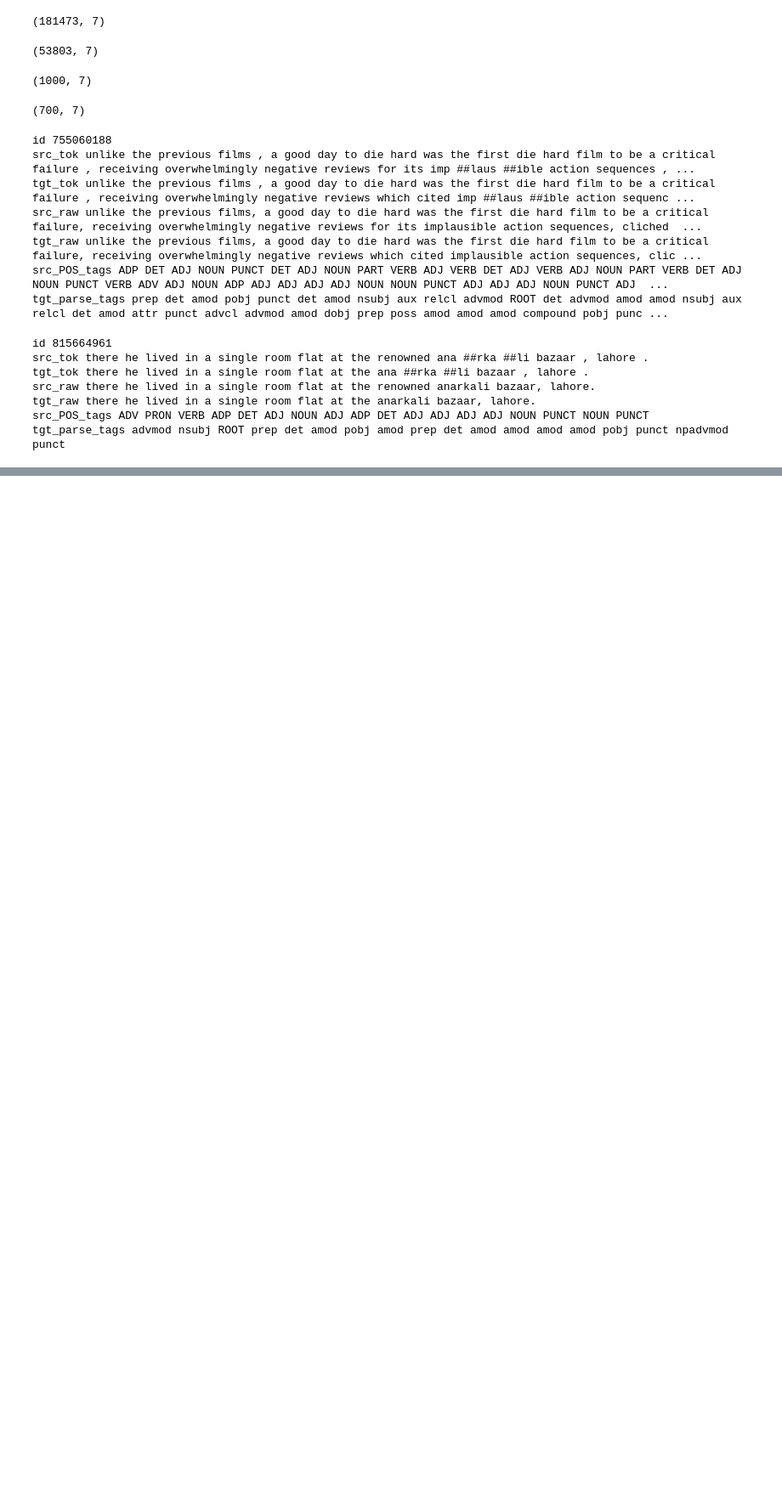
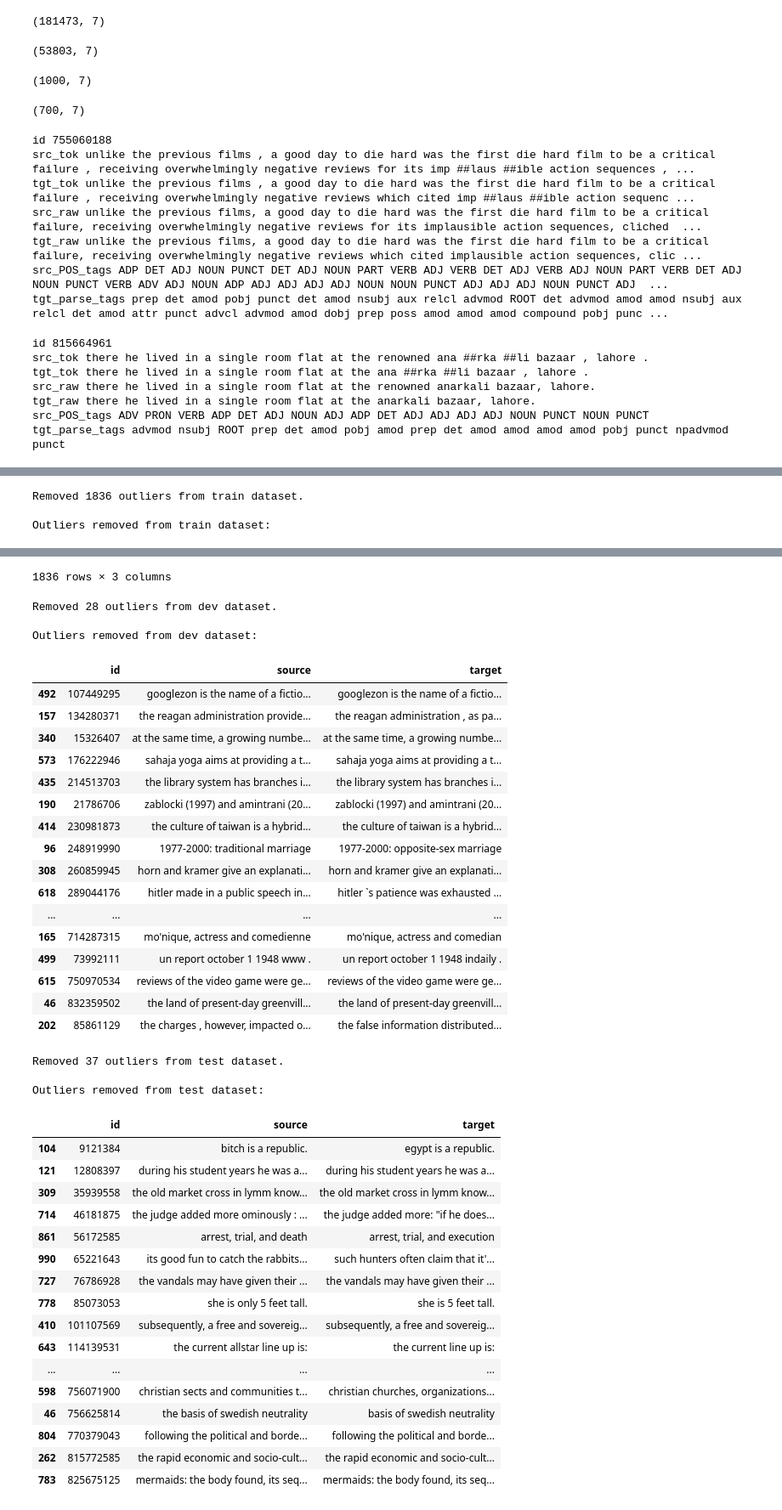
Before and after one commit to RU-Insane/Debiasing-Text-With-Style-Transfer, a Jupyter notebook: notebooks/data_preprocessing.ipynb, the cells around one changed output, grey strips where cells are left out. Shown: that part at 85% size. Saved outputs shown, nothing was run; the diff lists cells and outputs as text; code cells hidden in the pictures; blank space fills up the shorter version.

```diff
--- a/notebooks/data_preprocessing.ipynb
+++ b/notebooks/data_preprocessing.ipynb
@@ -145,11 +154,3 @@ tgt_parse_tags det nsubjpass prep det nummod amod pobj auxpass dep ROOT prep amo
 # %%
-data_folder = '../../data/'
-dataset_dict = preprocess_data(data_folder)
+# Load the data
+dataset_dict = load_data_to_dataset(data_folder)
-# %%
-# Checking classification dataset
-for split in dataset_dict:
-    print(f"{split} dataset:")
-    print(dataset_dict[split])
-    print("Sample rows:")
-    for i in range(3):
-        print(dataset_dict[split][i])
@@ -173,0 +178,10 @@ Sample rows:
+# %%
+# Remove duplicates
+for split in dataset_dict:
+    initial_length = len(dataset_dict[split])
+    dataset_dict[split], duplicates = remove_duplicates(dataset_dict[split])
+    final_length = len(dataset_dict[split])
+    print(f"\nRemoved {initial_length - final_length} duplicates from {split} dataset.")
+    if not duplicates.empty:
+        print(f"\nDuplicates removed from {split} dataset:")
+        display(duplicates[['id', 'source', 'target']].sort_values(by='id'))
@@ -173,0 +229,15 @@ Sample rows:
+# %%
+# Remove outliers
+for split in dataset_dict:
+    initial_length = len(dataset_dict[split])
+    new_dataset, outliers = remove_outliers(dataset_dict[split])
+    dataset_dict[split] = new_dataset
+    final_length = len(dataset_dict[split])
+    print(f"\nRemoved {initial_length - final_length} outliers from {split} dataset.")
+    if not outliers.empty:
+        print(f"\nOutliers removed from {split} dataset:")
+        display(outliers[['id', 'source', 'target']].sort_values(by='id'))
+# %% [output]
+Removed 1836 outliers from train dataset.
+
+Outliers removed from train dataset:
@@ -173,0 +256,41 @@ Sample rows:
+1836 rows × 3 columns
+Removed 28 outliers from dev dataset.
+
+Outliers removed from dev dataset:
+|  | id | source | target |
+| 492 | 107449295 | googlezon is the name of a fictio... | googlezon is the name of a fictio... |
+| 157 | 134280371 | the reagan administration provide... | the reagan administration , as pa... |
+| 340 | 15326407 | at the same time, a growing numbe... | at the same time, a growing numbe... |
+| 573 | 176222946 | sahaja yoga aims at providing a t... | sahaja yoga aims at providing a t... |
+| 435 | 214513703 | the library system has branches i... | the library system has branches i... |
+| 190 | 21786706 | zablocki (1997) and amintrani (20... | zablocki (1997) and amintrani (20... |
+| 414 | 230981873 | the culture of taiwan is a hybrid... | the culture of taiwan is a hybrid... |
+| 96 | 248919990 | 1977-2000: traditional marriage | 1977-2000: opposite-sex marriage |
+| 308 | 260859945 | horn and kramer give an explanati... | horn and kramer give an explanati... |
+| 618 | 289044176 | hitler made in a public speech in... | hitler `s patience was exhausted ... |
+| ... | ... | ... | ... |
+| 165 | 714287315 | mo'nique, actress and comedienne | mo'nique, actress and comedian |
+| 499 | 73992111 | un report october 1 1948 www . | un report october 1 1948 indaily . |
+| 615 | 750970534 | reviews of the video game were ge... | reviews of the video game were ge... |
+| 46 | 832359502 | the land of present-day greenvill... | the land of present-day greenvill... |
+| 202 | 85861129 | the charges , however, impacted o... | the false information distributed... |
+Removed 37 outliers from test dataset.
+
+Outliers removed from test dataset:
+|  | id | source | target |
+| 104 | 9121384 | bitch is a republic. | egypt is a republic. |
+| 121 | 12808397 | during his student years he was a... | during his student years he was a... |
+| 309 | 35939558 | the old market cross in lymm know... | the old market cross in lymm know... |
+| 714 | 46181875 | the judge added more ominously : ... | the judge added more: "if he does... |
+| 861 | 56172585 | arrest, trial, and death | arrest, trial, and execution |
+| 990 | 65221643 | its good fun to catch the rabbits... | such hunters often claim that it'... |
+| 727 | 76786928 | the vandals may have given their ... | the vandals may have given their ... |
+| 778 | 85073053 | she is only 5 feet tall. | she is 5 feet tall. |
+| 410 | 101107569 | subsequently, a free and sovereig... | subsequently, a free and sovereig... |
+| 643 | 114139531 | the current allstar line up is: | the current line up is: |
+| ... | ... | ... | ... |
+| 598 | 756071900 | christian sects and communities t... | christian churches, organizations... |
+| 46 | 756625814 | the basis of swedish neutrality | basis of swedish neutrality |
+| 804 | 770379043 | following the political and borde... | following the political and borde... |
+| 262 | 815772585 | the rapid economic and socio-cult... | the rapid economic and socio-cult... |
+| 783 | 825675125 | mermaids: the body found, its seq... | mermaids: the body found, its seq... |
```
Also changed, not shown: parts of 19 cells of this notebook, 1 other file.
